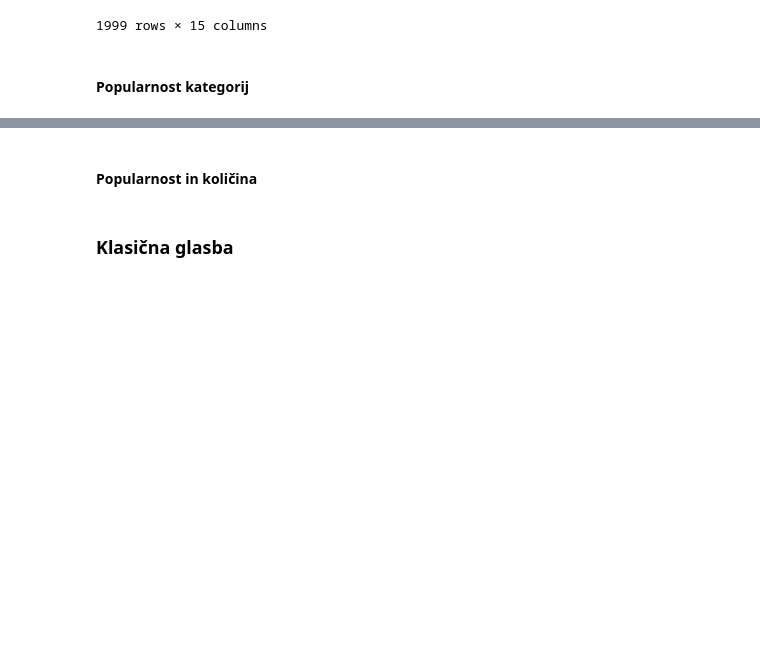
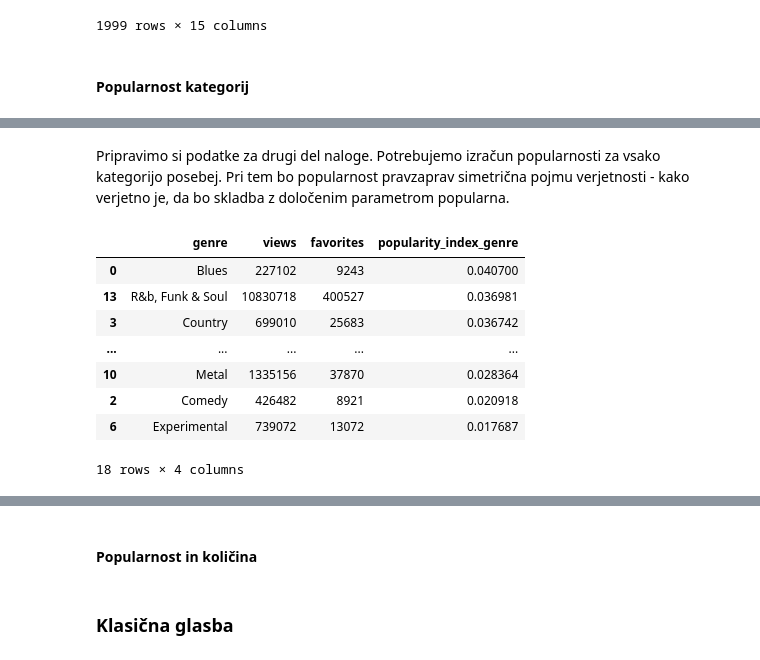
Before and after one commit to klara-stantic/Prog1-projektna, a Jupyter notebook: analiza_podatkov.ipynb, the cells around one changed output, grey strips where cells are left out. Drawn from its saved outputs; the diff is of its cells as text; code cells hidden in the pictures; blank space fills up the shorter version.

```diff
--- a/analiza_podatkov.ipynb
+++ b/analiza_podatkov.ipynb
@@ -566,0 +593,25 @@ music_new
+# %% [markdown]
+Pripravimo si podatke za drugi del naloge. Potrebujemo izračun popularnosti za vsako kategorijo posebej. Pri tem bo popularnost pravzaprav simetrična pojmu verjetnosti - kako verjetno je, da bo skladba z določenim parametrom popularna.
+# %%
+# Popularnost žanrov
+genre_merged = genres.merge(music_new, on= "music_id")
+
+popularity_genres = genre_merged.groupby("genre").agg({"views": "sum", "favorites": "sum"}).reset_index()
+
+# Izračun popularnosti
+popularity_genres["popularity_index_genre"] = popularity_genres["favorites"] / popularity_genres["views"]
+
+# Urejanje po popularnosti
+popularity_genres = popularity_genres.sort_values(by="popularity_index_genre", ascending=False)
+
+popularity_genres
+# %% [output]
+|  | genre | views | favorites | popularity_index_genre |
+| 0 | Blues | 227102 | 9243 | 0.040700 |
+| 13 | R&b, Funk & Soul | 10830718 | 400527 | 0.036981 |
+| 3 | Country | 699010 | 25683 | 0.036742 |
+| ... | ... | ... | ... | ... |
+| 10 | Metal | 1335156 | 37870 | 0.028364 |
+| 2 | Comedy | 426482 | 8921 | 0.020918 |
+| 6 | Experimental | 739072 | 13072 | 0.017687 |
+18 rows × 4 columns
```
Also changed, not shown: parts of 9 cells of this notebook.
